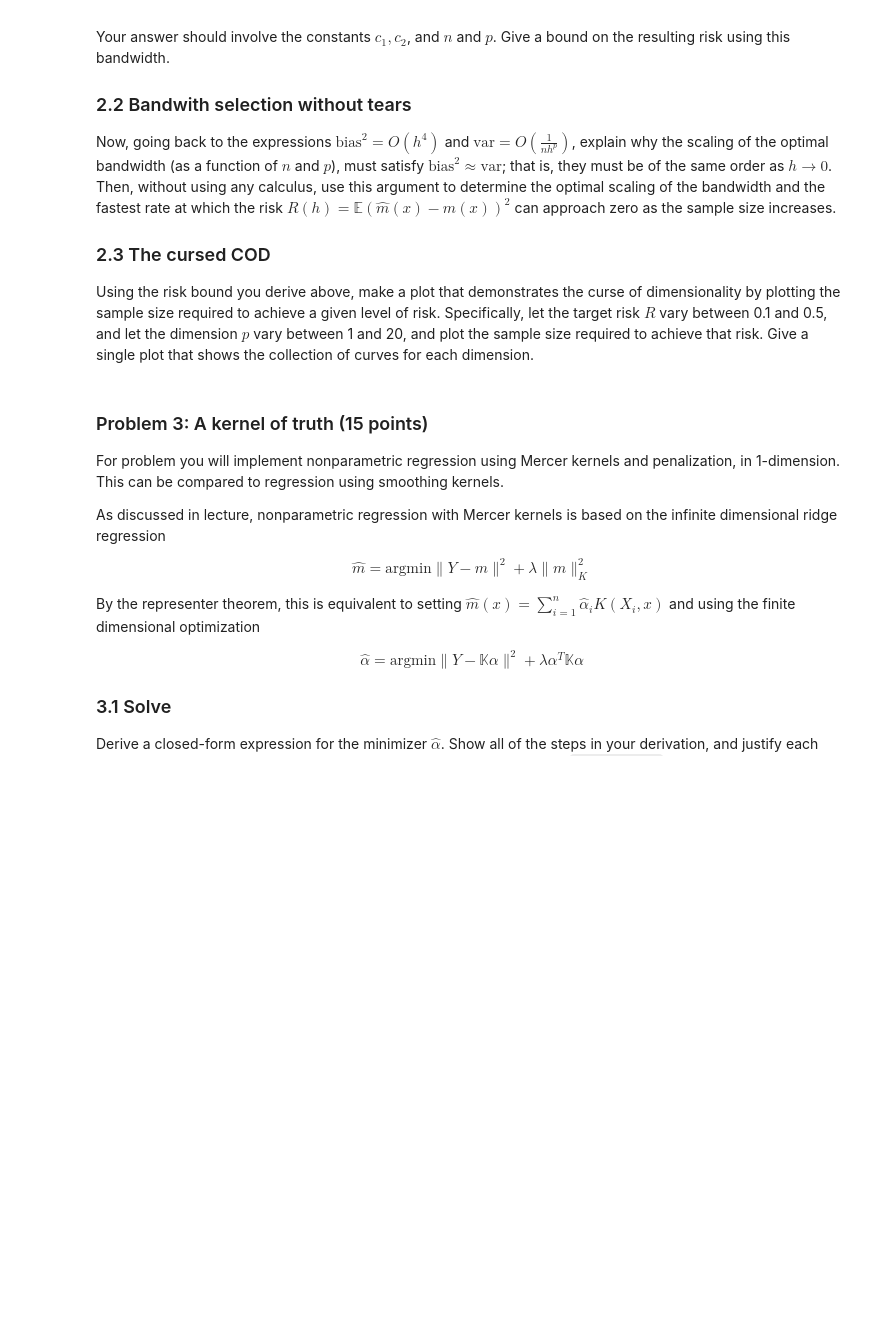
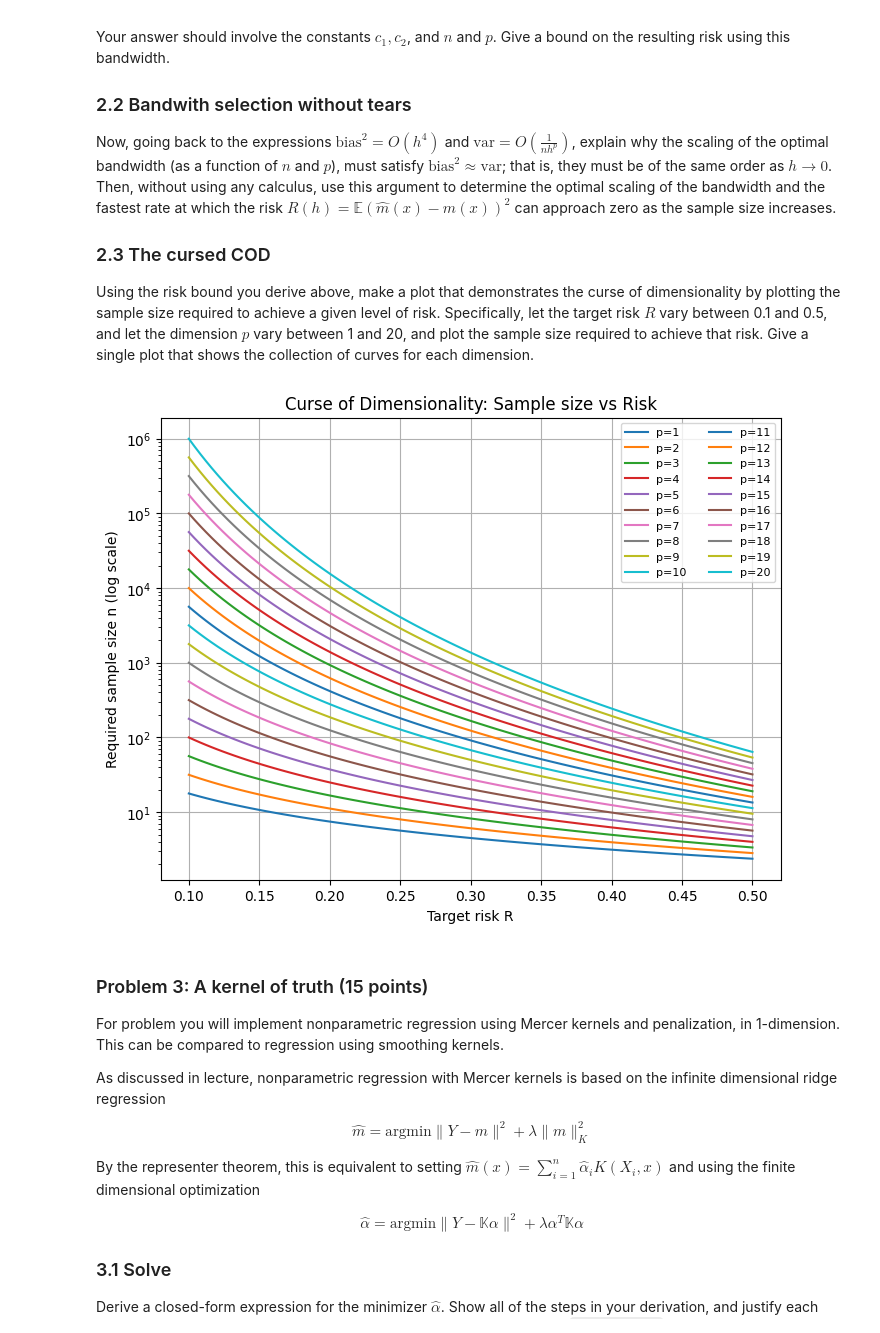
Before and after one commit to DevinAtYale/LabScheduler, a Jupyter notebook: assignments/assn1/assn1.ipynb, the cells around one changed output. Saved outputs shown, nothing was run; the diff lists cells and outputs as text; code cells hidden in the pictures; some formulas as TeX source; blank space fills up the shorter version.

```diff
--- a/assignments/assn1/assn1.ipynb
+++ b/assignments/assn1/assn1.ipynb
@@ -367,6 +387,30 @@ risk $R(h) = {\mathbb E}\left(\hat m(x) - m(x)\right)^2$ can approach zero as th
 ### 2.3 The cursed COD
 
 Using the risk bound you derive above, make a plot that demonstrates the curse of dimensionality by plotting the sample size required to achieve a given level of risk. Specifically, let the target risk $R$ vary between 0.1 and 0.5, and let the dimension $p$ vary between 1 and 20, and plot the sample size required to achieve that risk. Give a single plot that shows the collection of curves for each dimension.
+# %%
+import numpy as np
+import matplotlib.pyplot as plt
+
+# Risk levels between 0.1 and 0.5
+R_values = np.linspace(0.1, 0.5, 100)
+
+# Dimensions p = 1 to 20
+p_values = range(1, 21)
+
+plt.figure(figsize=(8,6))
+for p in p_values:
+    n_required = R_values**(-(p+4)/4)  # n ~ R^(-(p+4)/4)
+    plt.plot(R_values, n_required, label=f"p={p}")
+
+plt.yscale("log")  # log scale to show growth
+plt.xlabel("Target risk R")
+plt.ylabel("Required sample size n (log scale)")
+plt.title("Curse of Dimensionality: Sample size vs Risk")
+plt.legend(ncol=2, fontsize=8)
+plt.grid(True)
+plt.show()
+# %% [output]
+[figure, added]
 # %%
 # your code and markdown with derivations here
 # %% [markdown]
```
Also changed, not shown: parts of 5 cells of this notebook.
